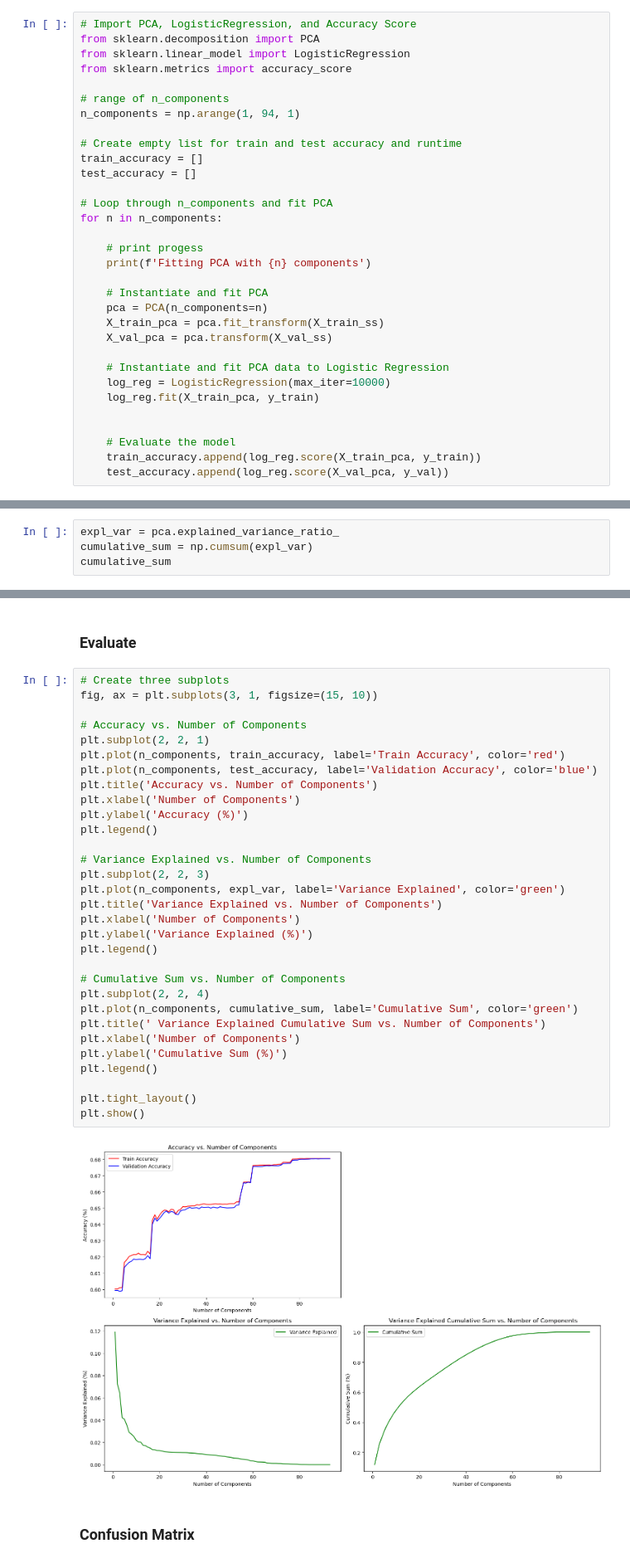
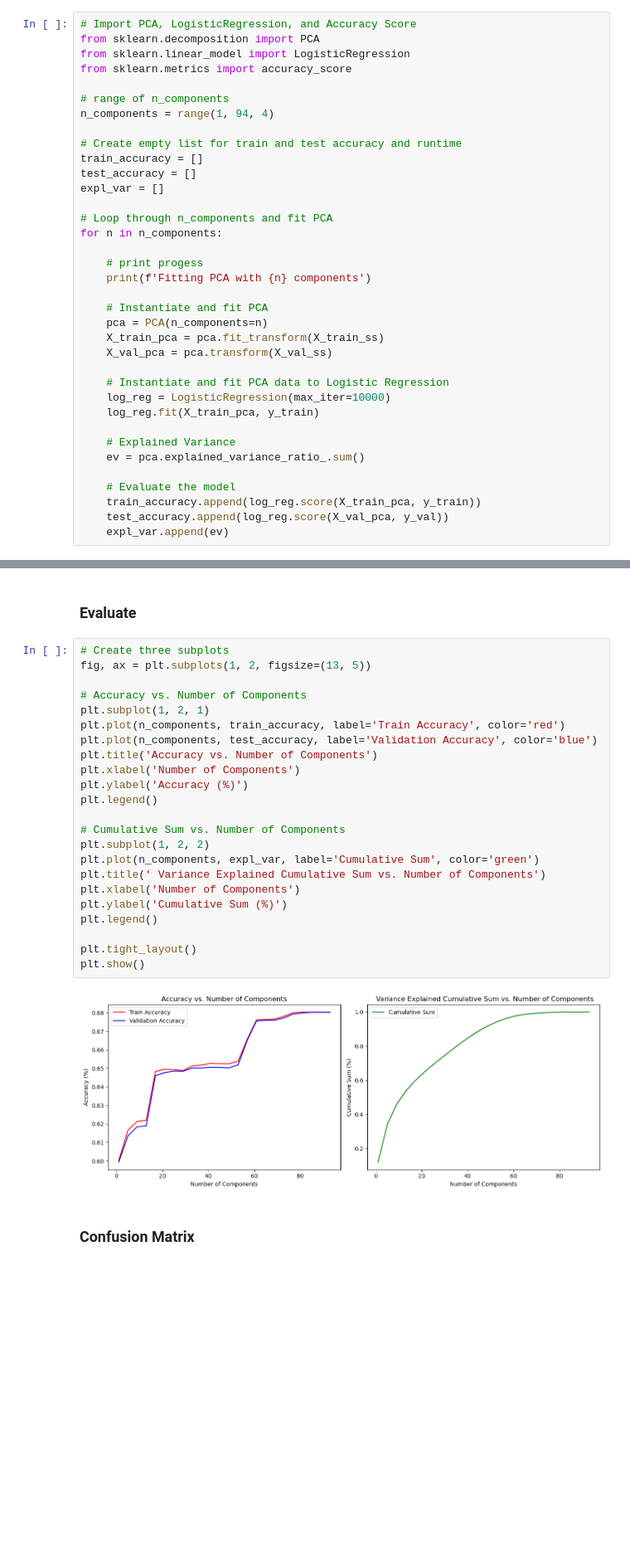
Before and after one commit to devenpatelmac/Loan-Default-Prediction, a Jupyter notebook: capstone_modeling.ipynb, the cells around one changed output, grey strips where cells are left out. Shown at 83% size. Cells and saved outputs as stored; diff of their text form; blank space fills up the shorter version.

```diff
--- a/capstone_modeling.ipynb
+++ b/capstone_modeling.ipynb
@@ -349,11 +326,12 @@ from sklearn.linear_model import LogisticRegression
 from sklearn.metrics import accuracy_score
 
 # range of n_components
-n_components = np.arange(1, 94, 1)
+n_components = range(1, 94, 4)
 
 # Create empty list for train and test accuracy and runtime
 train_accuracy = []
 test_accuracy = []
+expl_var = []
 
 # Loop through n_components and fit PCA
 for n in n_components:
@@ -370,9 +348,12 @@ for n in n_components:
     log_reg = LogisticRegression(max_iter=10000)
     log_reg.fit(X_train_pca, y_train)
 
+    # Explained Variance
+    ev = pca.explained_variance_ratio_.sum()
 
     # Evaluate the model
     train_accuracy.append(log_reg.score(X_train_pca, y_train))
     test_accuracy.append(log_reg.score(X_val_pca, y_val))
+    expl_var.append(ev)
 # %% [output]
 Fitting PCA with 1 components
@@ -394,5 +375 @@ Fitting PCA with 92 components
 Fitting PCA with 93 components
-# %%
-expl_var = pca.explained_variance_ratio_
-cumulative_sum = np.cumsum(expl_var)
-cumulative_sum
@@ -420,37 +377,29 @@ array([0.11900025, 0.19126301, 0.25558817, 0.29777941, 0.33854196,
 ### Evaluate
 # %%
 # Create three subplots
-fig, ax = plt.subplots(3, 1, figsize=(15, 10))
+fig, ax = plt.subplots(1, 2, figsize=(13, 5))
 
 # Accuracy vs. Number of Components
-plt.subplot(2, 2, 1)
+plt.subplot(1, 2, 1)
 plt.plot(n_components, train_accuracy, label='Train Accuracy', color='red')
 plt.plot(n_components, test_accuracy, label='Validation Accuracy', color='blue')
 plt.title('Accuracy vs. Number of Components')
 plt.xlabel('Number of Components')
 plt.ylabel('Accuracy (%)')
 plt.legend()
 
-# Variance Explained vs. Number of Components
-plt.subplot(2, 2, 3)
-plt.plot(n_components, expl_var, label='Variance Explained', color='green')
-plt.title('Variance Explained vs. Number of Components')
-plt.xlabel('Number of Components')
-plt.ylabel('Variance Explained (%)')
-plt.legend()
-
 # Cumulative Sum vs. Number of Components
-plt.subplot(2, 2, 4)
-plt.plot(n_components, cumulative_sum, label='Cumulative Sum', color='green')
+plt.subplot(1, 2, 2)
+plt.plot(n_components, expl_var, label='Cumulative Sum', color='green')
 plt.title(' Variance Explained Cumulative Sum vs. Number of Components')
 plt.xlabel('Number of Components')
 plt.ylabel('Cumulative Sum (%)')
 plt.legend()
 
 plt.tight_layout()
 plt.show()
 # %% [output]
-[figure, old version]
+[figure, new version]
 # %% [markdown]
 ### Confusion Matrix
 # %%
```
Also changed, not shown: parts of 45 cells of this notebook.
